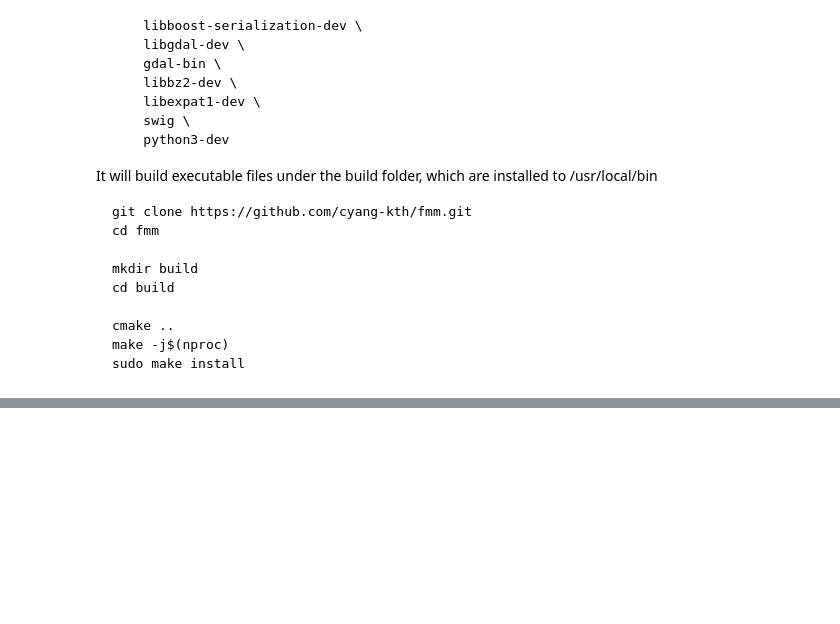
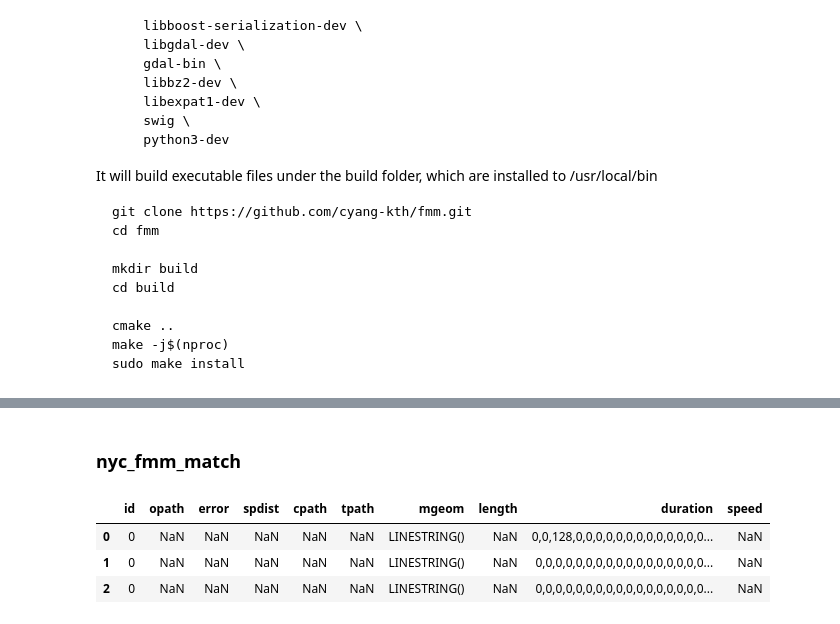
Before and after one commit to Jose-Velasco/URBAN-SYN, a Jupyter notebook: scripts/test.ipynb, the cells around one changed output, grey strips where cells are left out. Saved outputs shown, nothing was run; the diff lists cells and outputs as text; code cells hidden in the pictures; blank space fills up the shorter version.

```diff
--- a/scripts/test.ipynb
+++ b/scripts/test.ipynb
@@ -296,0 +459,10 @@ sudo make install
+# %% [markdown]
+### nyc_fmm_match
+# %%
+df_mm_raw = pd.read_csv("../fmm_scripts/output/nyc_fmm_match.csv", sep=";")
+df_mm_raw.head(3)
+# %% [output]
+|  | id | opath | error | spdist | cpath | tpath | mgeom | length | duration | speed |
+| 0 | 0 | NaN | NaN | NaN | NaN | NaN | LINESTRING() | NaN | 0,0,128,0,0,0,0,0,0,0,0,0,0,0,0,0... | NaN |
+| 1 | 0 | NaN | NaN | NaN | NaN | NaN | LINESTRING() | NaN | 0,0,0,0,0,0,0,0,0,0,0,0,0,0,0,0,0... | NaN |
+| 2 | 0 | NaN | NaN | NaN | NaN | NaN | LINESTRING() | NaN | 0,0,0,0,0,0,0,0,0,0,0,0,0,0,0,0,0... | NaN |
```
Also changed, not shown: parts of 47 cells of this notebook, 7 other files.
